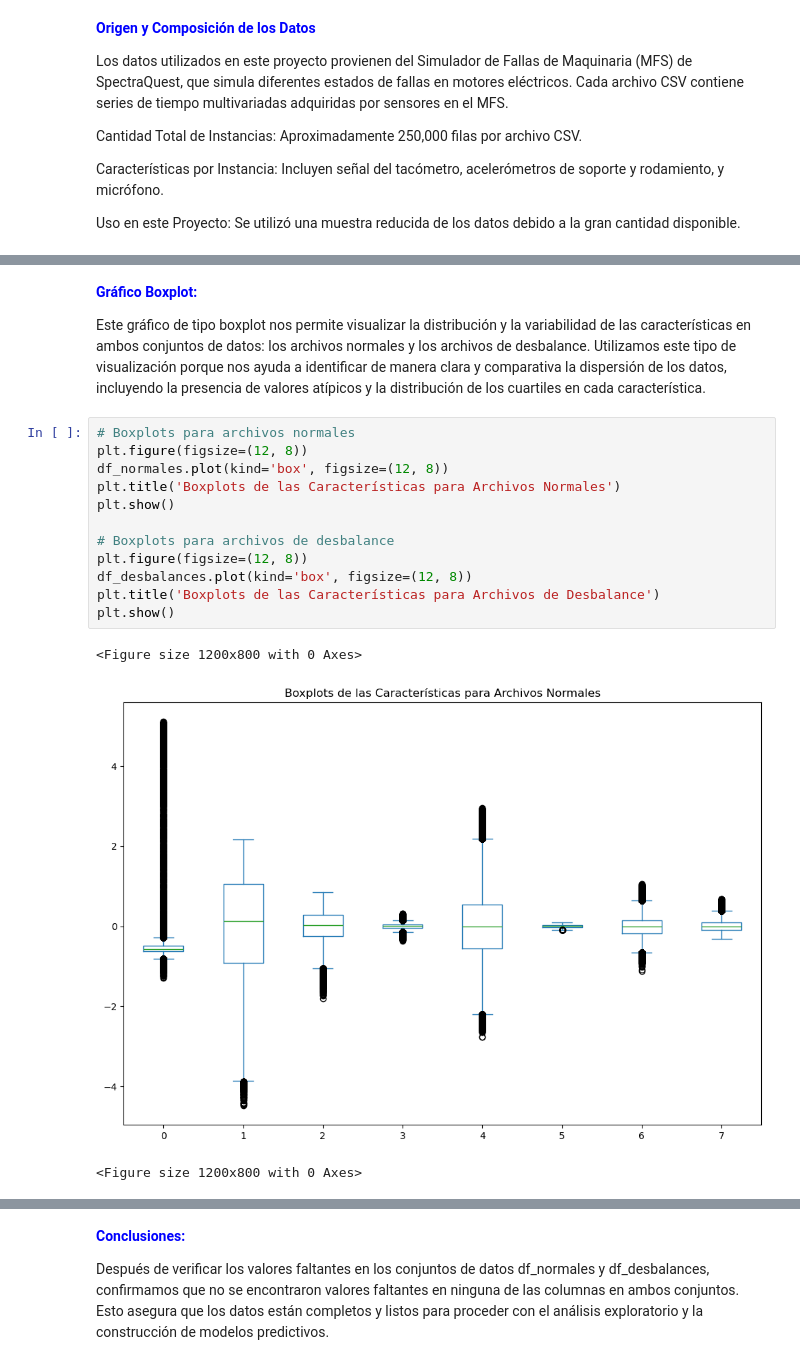
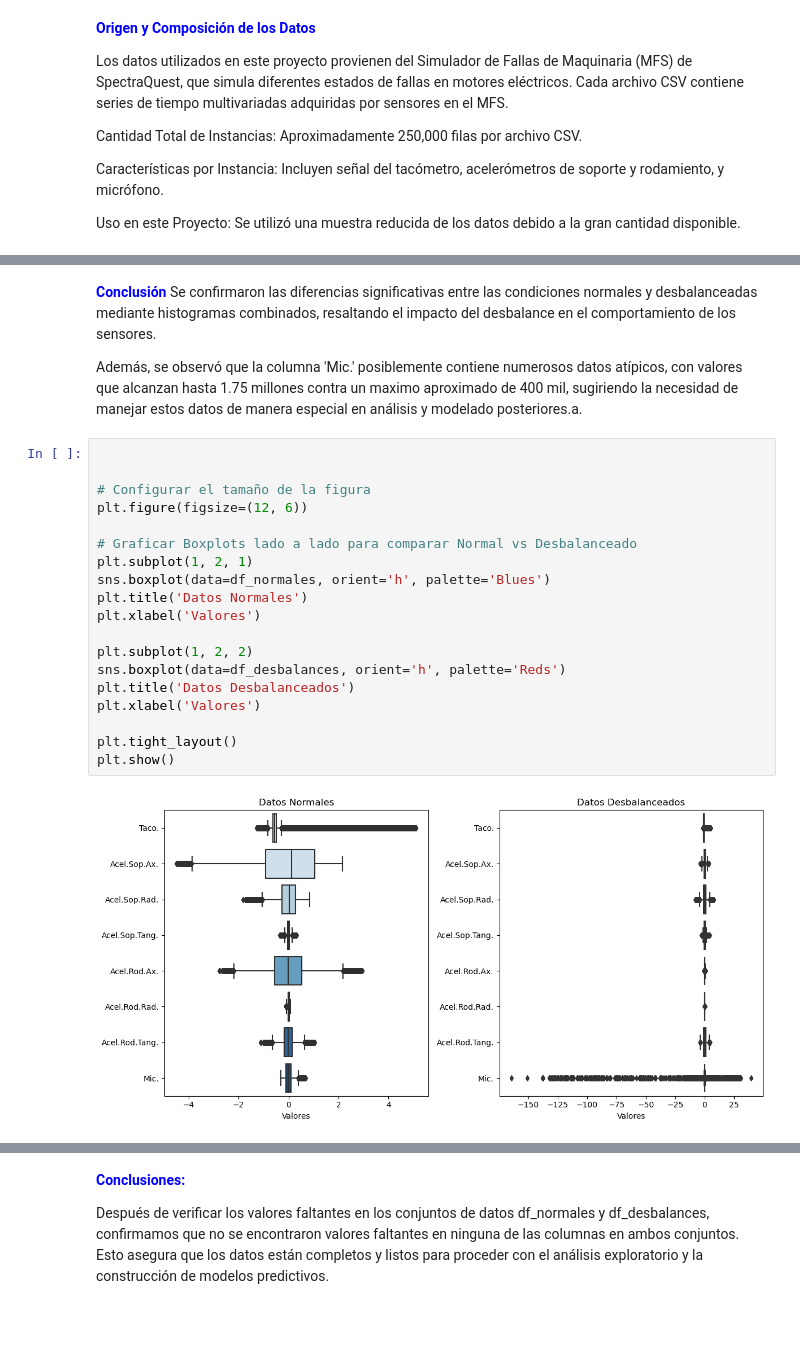
Before and after one commit to darioverdun/PROYECTO-DETECCI-N-DE-FALLA, a Jupyter notebook: notebooks/Detección_de_Falla_.ipynb, the cells around one changed output, grey strips where cells are left out. Drawn from its saved outputs; the diff is of its cells as text; blank space fills up the shorter version.

```diff
--- a/notebooks/Detección_de_Falla_.ipynb
+++ b/notebooks/Detección_de_Falla_.ipynb
@@ -210,20 +272,26 @@ A partir de estos histogramas, podemos observar la distribución de las caracter
 # %% [markdown]
-**<font color = "blue">Gráfico Boxplot:</font>**
+**<font color = "blue">Conclusión</font>**
+Se confirmaron las diferencias significativas entre las condiciones normales y desbalanceadas mediante histogramas combinados, resaltando el impacto del desbalance en el comportamiento de los sensores.
 
-Este gráfico de tipo boxplot nos permite visualizar la distribución y la variabilidad de las características en ambos conjuntos de datos: los archivos normales y los archivos de desbalance. Utilizamos este tipo de visualización porque nos ayuda a identificar de manera clara y comparativa la dispersión de los datos, incluyendo la presencia de valores atípicos y la distribución de los cuartiles en cada característica.
+Además, se observó que la columna 'Mic.' posiblemente contiene numerosos datos atípicos, con valores que alcanzan hasta 1.75 millones contra un maximo aproximado de 400 mil, sugiriendo la necesidad de manejar estos datos de manera especial en análisis y modelado posteriores.a.
 # %%
-# Boxplots para archivos normales
-plt.figure(figsize=(12, 8))
-df_normales.plot(kind='box', figsize=(12, 8))
-plt.title('Boxplots de las Características para Archivos Normales')
+
+
+# Configurar el tamaño de la figura
+plt.figure(figsize=(12, 6))
+
+# Graficar Boxplots lado a lado para comparar Normal vs Desbalanceado
+plt.subplot(1, 2, 1)
+sns.boxplot(data=df_normales, orient='h', palette='Blues')
+plt.title('Datos Normales')
+plt.xlabel('Valores')
+
+plt.subplot(1, 2, 2)
+sns.boxplot(data=df_desbalances, orient='h', palette='Reds')
+plt.title('Datos Desbalanceados')
+plt.xlabel('Valores')
+
+plt.tight_layout()
 plt.show()
-
-# Boxplots para archivos de desbalance
-plt.figure(figsize=(12, 8))
-df_desbalances.plot(kind='box', figsize=(12, 8))
-plt.title('Boxplots de las Características para Archivos de Desbalance')
-plt.show()
 # %% [output]
-<Figure size 1200x800 with 0 Axes>
-[figure, old version]
+[figure, new version]
-<Figure size 1200x800 with 0 Axes>
```
Also changed, not shown: parts of 44 cells of this notebook.
